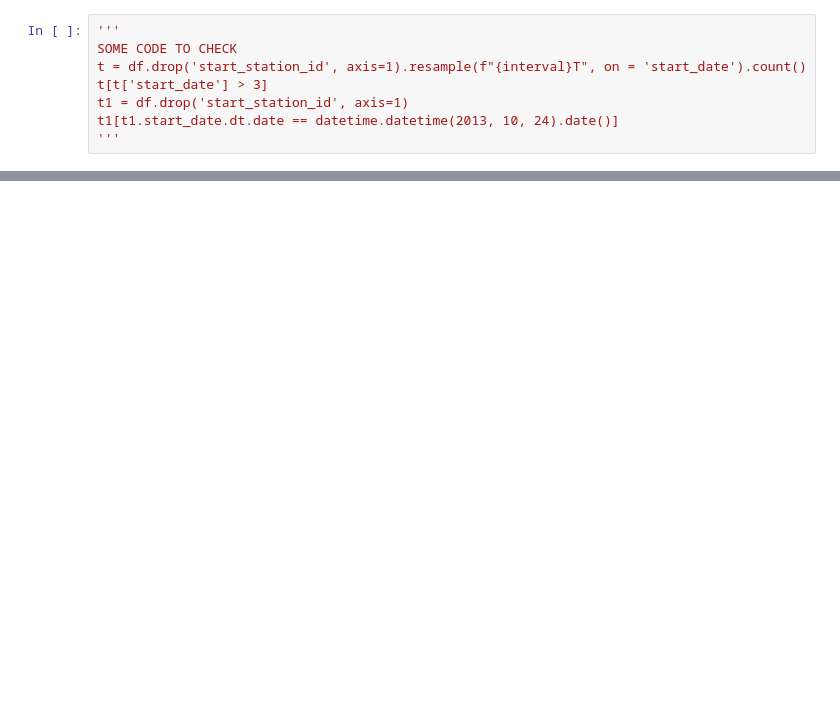
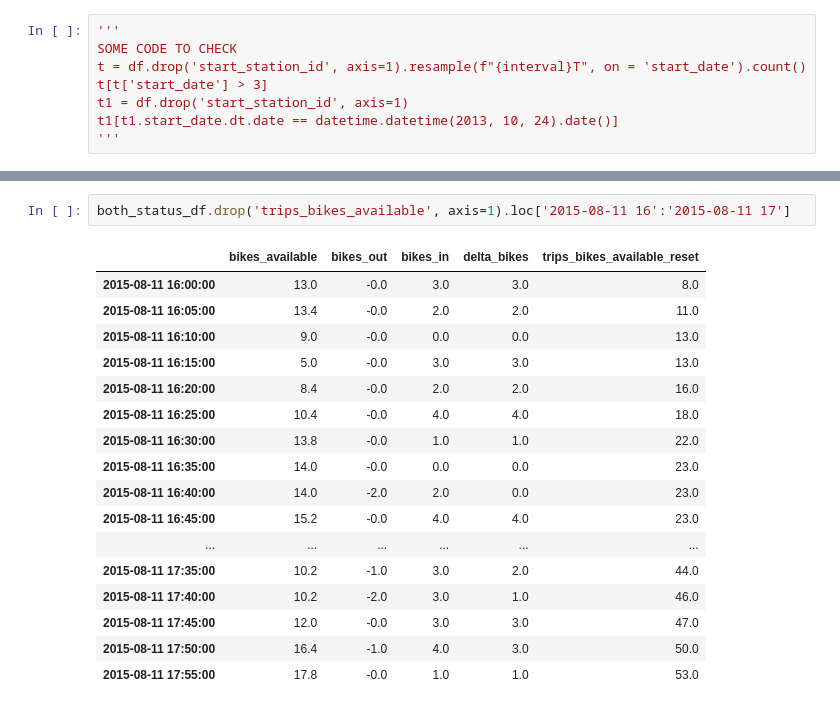
Before and after one commit to LorenzoOttino/Spatio-temporal-data-analysis, a Jupyter notebook: SFbay bike sharing/Preliminary analysis/Exploration_trip.ipynb, the cells around one changed output, grey strips where cells are left out. Drawn from its saved outputs; the diff is of its cells as text; blank space fills up the shorter version.

```diff
--- a/SFbay bike sharing/Preliminary analysis/Exploration_trip.ipynb
+++ b/SFbay bike sharing/Preliminary analysis/Exploration_trip.ipynb
@@ -391,0 +525,20 @@ t1[t1.start_date.dt.date == datetime.datetime(2013, 10, 24).date()]
+# %%
+both_status_df.drop('trips_bikes_available', axis=1).loc['2015-08-11 16':'2015-08-11 17']
+# %% [output]
+|  | bikes_available | bikes_out | bikes_in | delta_bikes | trips_bikes_available_reset |
+| 2015-08-11 16:00:00 | 13.0 | -0.0 | 3.0 | 3.0 | 8.0 |
+| 2015-08-11 16:05:00 | 13.4 | -0.0 | 2.0 | 2.0 | 11.0 |
+| 2015-08-11 16:10:00 | 9.0 | -0.0 | 0.0 | 0.0 | 13.0 |
+| 2015-08-11 16:15:00 | 5.0 | -0.0 | 3.0 | 3.0 | 13.0 |
+| 2015-08-11 16:20:00 | 8.4 | -0.0 | 2.0 | 2.0 | 16.0 |
+| 2015-08-11 16:25:00 | 10.4 | -0.0 | 4.0 | 4.0 | 18.0 |
+| 2015-08-11 16:30:00 | 13.8 | -0.0 | 1.0 | 1.0 | 22.0 |
+| 2015-08-11 16:35:00 | 14.0 | -0.0 | 0.0 | 0.0 | 23.0 |
+| 2015-08-11 16:40:00 | 14.0 | -2.0 | 2.0 | 0.0 | 23.0 |
+| 2015-08-11 16:45:00 | 15.2 | -0.0 | 4.0 | 4.0 | 23.0 |
+| ... | ... | ... | ... | ... | ... |
+| 2015-08-11 17:35:00 | 10.2 | -1.0 | 3.0 | 2.0 | 44.0 |
+| 2015-08-11 17:40:00 | 10.2 | -2.0 | 3.0 | 1.0 | 46.0 |
+| 2015-08-11 17:45:00 | 12.0 | -0.0 | 3.0 | 3.0 | 47.0 |
+| 2015-08-11 17:50:00 | 16.4 | -1.0 | 4.0 | 3.0 | 50.0 |
+| 2015-08-11 17:55:00 | 17.8 | -0.0 | 1.0 | 1.0 | 53.0 |
```
Also changed, not shown: parts of 15 cells of this notebook, 5 other files.
